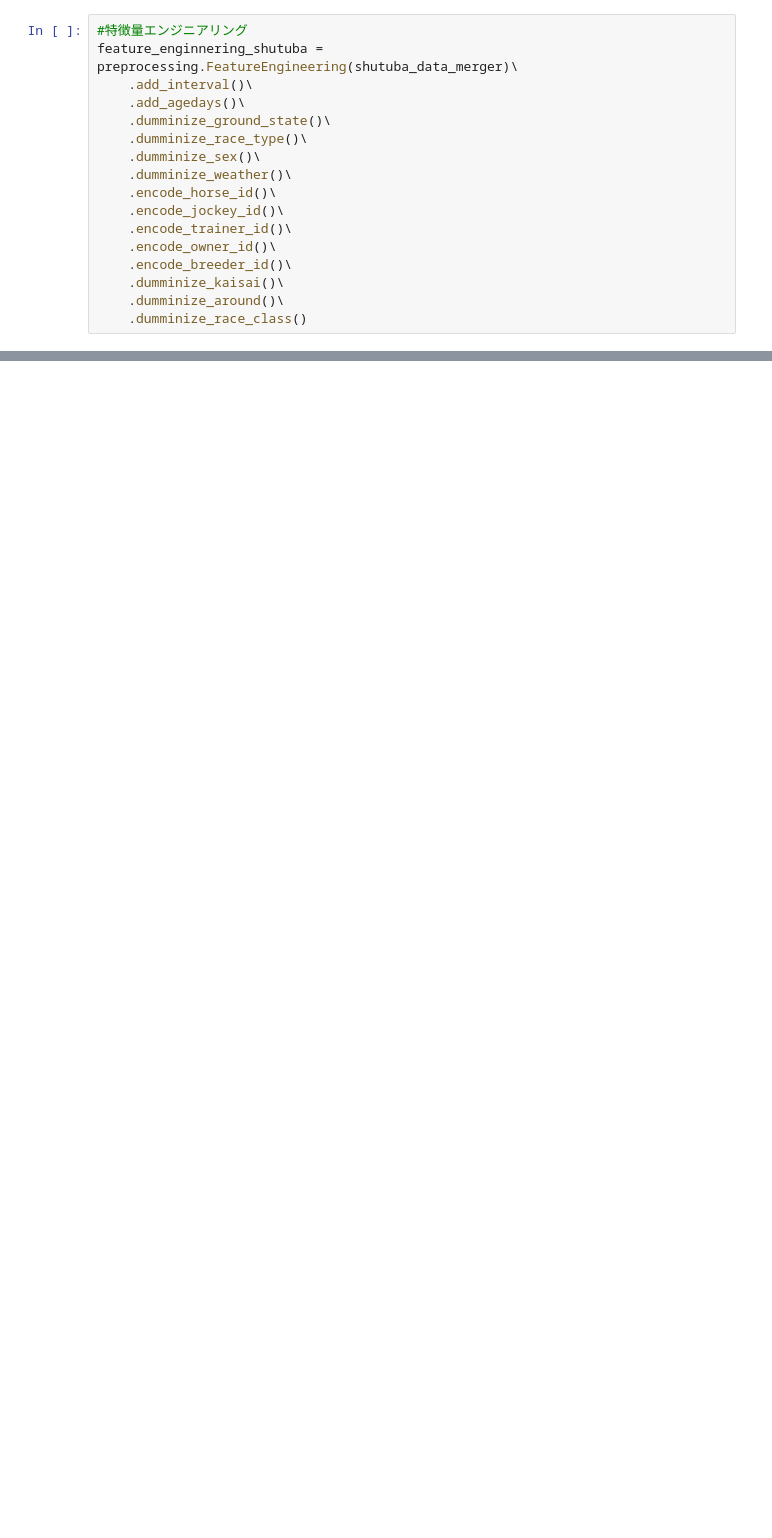
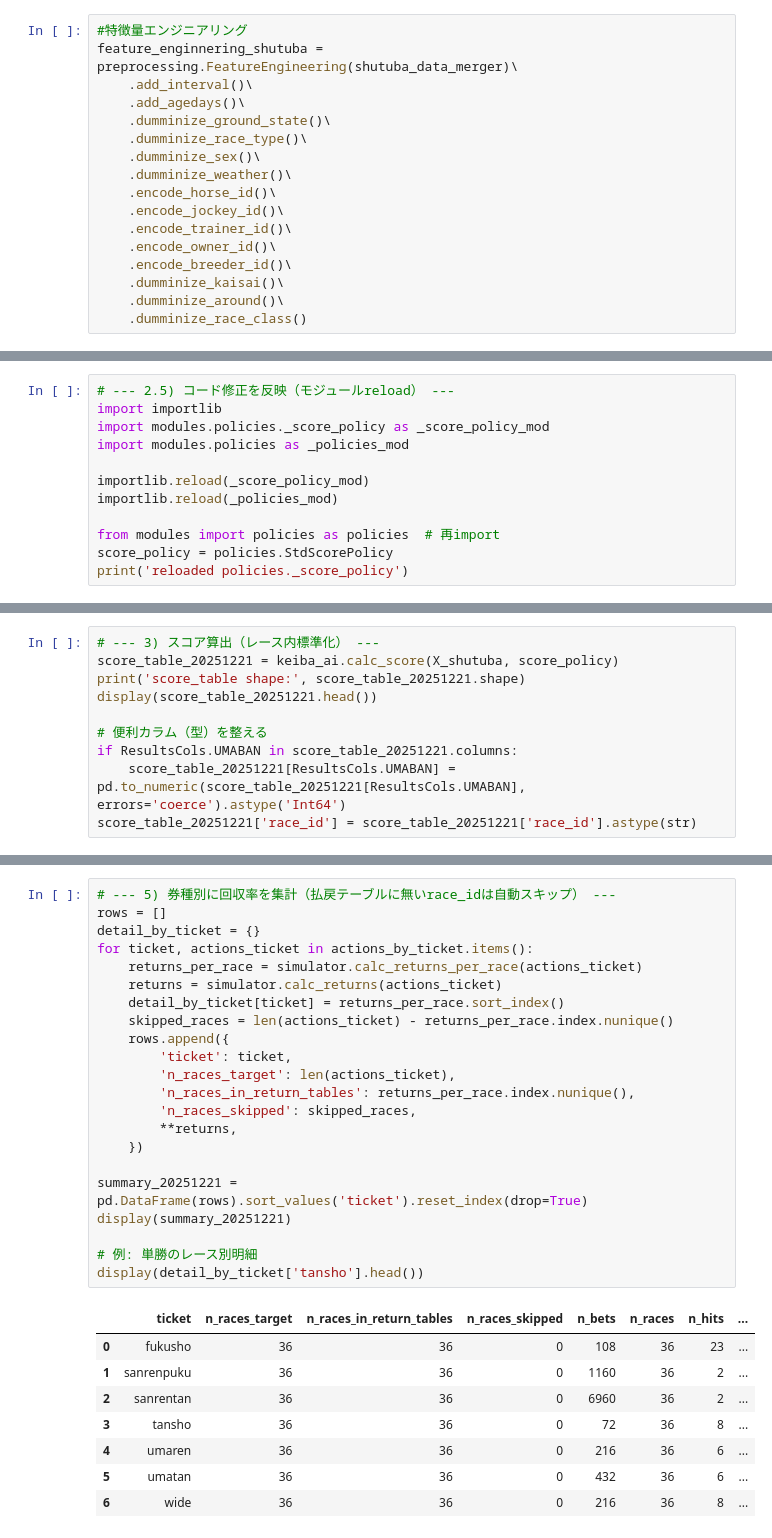
Before and after one commit to B21020/MyKeiba-AI_v2, a Jupyter notebook: main.ipynb, the cells around one changed output, grey strips where cells are left out. Saved outputs shown, nothing was run; the diff lists cells and outputs as text; blank space fills up the shorter version.

```diff
--- a/main.ipynb
+++ b/main.ipynb
@@ -5054,0 +3736,12 @@ preprocessingモジュール再インポート完了
+# %%
+# --- 2.5) コード修正を反映（モジュールreload） ---
+import importlib
+import modules.policies._score_policy as _score_policy_mod
+import modules.policies as _policies_mod
+
+importlib.reload(_score_policy_mod)
+importlib.reload(_policies_mod)
+
+from modules import policies as policies  # 再import
+score_policy = policies.StdScorePolicy
+print('reloaded policies._score_policy')
@@ -5054,0 +3750,10 @@ preprocessingモジュール再インポート完了
+# %%
+# --- 3) スコア算出（レース内標準化） ---
+score_table_20251221 = keiba_ai.calc_score(X_shutuba, score_policy)
+print('score_table shape:', score_table_20251221.shape)
+display(score_table_20251221.head())
+
+# 便利カラム（型）を整える
+if ResultsCols.UMABAN in score_table_20251221.columns:
+    score_table_20251221[ResultsCols.UMABAN] = pd.to_numeric(score_table_20251221[ResultsCols.UMABAN], errors='coerce').astype('Int64')
+score_table_20251221['race_id'] = score_table_20251221['race_id'].astype(str)
@@ -5054,0 +3817,31 @@ preprocessingモジュール再インポート完了
+# %%
+# --- 5) 券種別に回収率を集計（払戻テーブルに無いrace_idは自動スキップ） ---
+rows = []
+detail_by_ticket = {}
+for ticket, actions_ticket in actions_by_ticket.items():
+    returns_per_race = simulator.calc_returns_per_race(actions_ticket)
+    returns = simulator.calc_returns(actions_ticket)
+    detail_by_ticket[ticket] = returns_per_race.sort_index()
+    skipped_races = len(actions_ticket) - returns_per_race.index.nunique()
+    rows.append({
+        'ticket': ticket,
+        'n_races_target': len(actions_ticket),
+        'n_races_in_return_tables': returns_per_race.index.nunique(),
+        'n_races_skipped': skipped_races,
+        **returns,
+    })
+
+summary_20251221 = pd.DataFrame(rows).sort_values('ticket').reset_index(drop=True)
+display(summary_20251221)
+
+# 例: 単勝のレース別明細
+display(detail_by_ticket['tansho'].head())
+# %% [output]
+|  | ticket | n_races_target | n_races_in_return_tables | n_races_skipped | n_bets | n_races | n_hits | ... |
+| 0 | fukusho | 36 | 36 | 0 | 108 | 36 | 23 | ... |
+| 1 | sanrenpuku | 36 | 36 | 0 | 1160 | 36 | 2 | ... |
+| 2 | sanrentan | 36 | 36 | 0 | 6960 | 36 | 2 | ... |
+| 3 | tansho | 36 | 36 | 0 | 72 | 36 | 8 | ... |
+| 4 | umaren | 36 | 36 | 0 | 216 | 36 | 6 | ... |
+| 5 | umatan | 36 | 36 | 0 | 432 | 36 | 6 | ... |
+| 6 | wide | 36 | 36 | 0 | 216 | 36 | 8 | ... |
```
Also changed, not shown: parts of 131 cells of this notebook, 4 other files.
